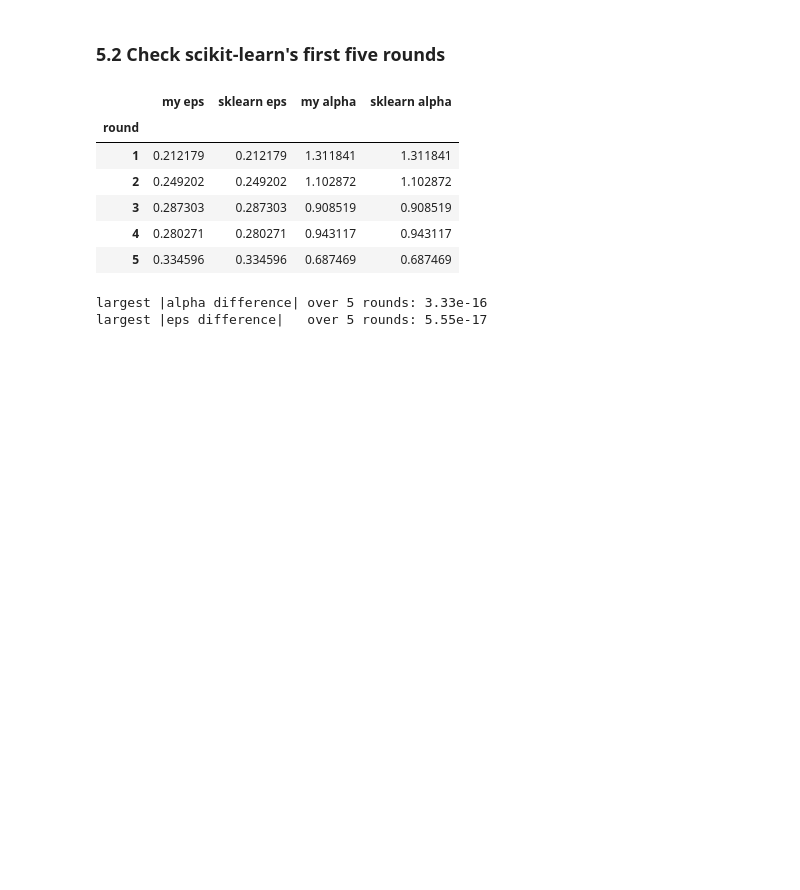
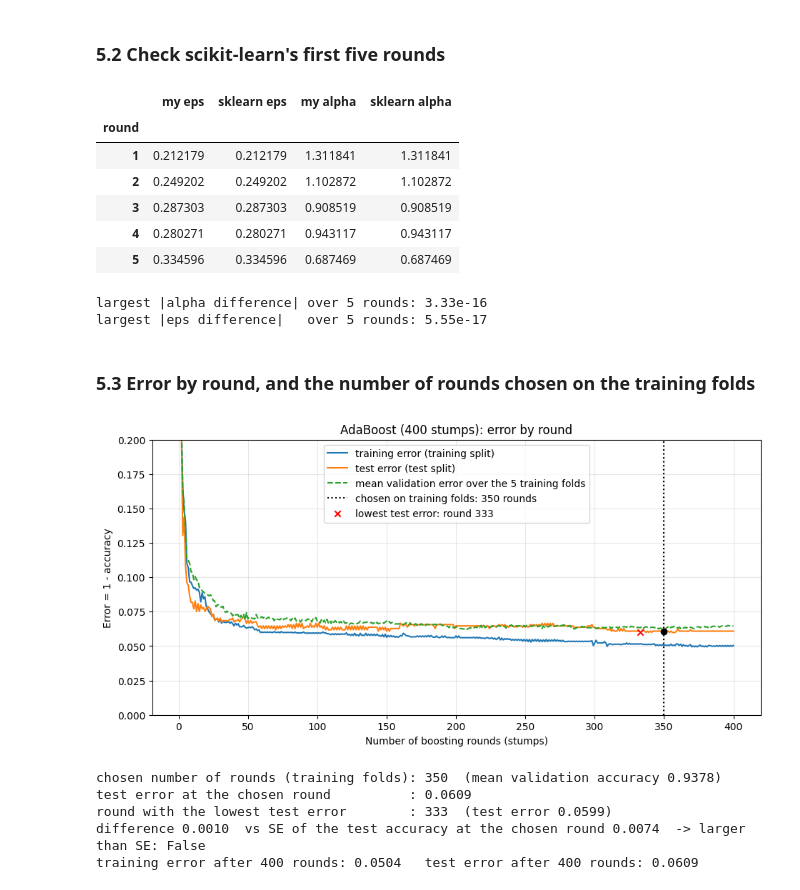
Before and after one commit to Uni-courses-CSS3004-ENG-1/task-04-ML-course, a Jupyter notebook: Imamsidikov_task4.ipynb, the cells around one changed output. Saved outputs shown, nothing was run; the diff lists cells and outputs as text; code cells hidden in the pictures; blank space fills up the shorter version.

Commit message:
Part 5: training/test error by round, number of rounds chosen on the training folds and marked on the plot
Co-Authored-By: Claude Opus 5.5 <noreply@anthropic.com>

```diff
--- a/Imamsidikov_task4.ipynb
+++ b/Imamsidikov_task4.ipynb
@@ -652,3 +652,48 @@ print(f"largest |eps difference|   over 5 rounds: {np.abs(check['my eps'] - chec
 | 5 | 0.334596 | 0.334596 | 0.687469 | 0.687469 |
 largest |alpha difference| over 5 rounds: 3.33e-16
 largest |eps difference|   over 5 rounds: 5.55e-17
+# %% [markdown]
+### 5.3 Error by round, and the number of rounds chosen on the training folds
+# %%
+train_err = 1 - np.array(list(ada.staged_score(X_train, y_train)))
+test_err = 1 - np.array(list(ada.staged_score(X_test, y_test)))
+
+fold_curves = []
+for tr_idx, va_idx in cv.split(X_train, y_train):                 # training split only
+    m = clone(ada).fit(X_train[tr_idx], y_train[tr_idx])
+    fold_curves.append(list(m.staged_score(X_train[va_idx], y_train[va_idx])))
+fold_curves = np.array(fold_curves)
+cv_curve = fold_curves.mean(axis=0)                               # mean validation accuracy after 1..400 rounds
+chosen = int(np.argmax(cv_curve)) + 1                             # smallest round with the highest mean accuracy
+best_test = int(np.argmin(test_err)) + 1                          # smallest round with the lowest test error
+rounds = np.arange(1, len(test_err) + 1)
+
+fig, ax = plt.subplots(figsize=(11, 5))
+ax.plot(rounds, train_err, label="training error (training split)")
+ax.plot(rounds, test_err, label="test error (test split)")
+ax.plot(rounds, 1 - cv_curve, "--", label="mean validation error over the 5 training folds")
+ax.axvline(chosen, color="k", ls=":", label=f"chosen on training folds: {chosen} rounds")
+ax.scatter([chosen], [test_err[chosen - 1]], color="k", zorder=3)
+ax.scatter([best_test], [test_err[best_test - 1]], color="red", marker="x", zorder=3,
+           label=f"lowest test error: round {best_test}")
+ax.set(xlabel="Number of boosting rounds (stumps)", ylabel="Error = 1 - accuracy",
+       title="AdaBoost (400 stumps): error by round", ylim=(0, 0.2))
+ax.legend()
+ax.grid(alpha=0.3)
+plt.show()
+
+p_ch = 1 - test_err[chosen - 1]
+se_ch = math.sqrt(p_ch * (1 - p_ch) / n_test)
+print(f"chosen number of rounds (training folds): {chosen}  (mean validation accuracy {cv_curve[chosen - 1]:.4f})")
+print(f"test error at the chosen round          : {test_err[chosen - 1]:.4f}")
+print(f"round with the lowest test error        : {best_test}  (test error {test_err[best_test - 1]:.4f})")
+print(f"difference {test_err[chosen - 1] - test_err[best_test - 1]:.4f}  vs SE of the test accuracy at the chosen round {se_ch:.4f}"
+      f"  -> larger than SE: {abs(test_err[chosen - 1] - test_err[best_test - 1]) > se_ch}")
+print(f"training error after 400 rounds: {train_err[-1]:.4f}   test error after 400 rounds: {test_err[-1]:.4f}")
+# %% [output]
+[figure, added]
+chosen number of rounds (training folds): 350  (mean validation accuracy 0.9378)
+test error at the chosen round          : 0.0609
+round with the lowest test error        : 333  (test error 0.0599)
+difference 0.0010  vs SE of the test accuracy at the chosen round 0.0074  -> larger than SE: False
+training error after 400 rounds: 0.0504   test error after 400 rounds: 0.0609
```
